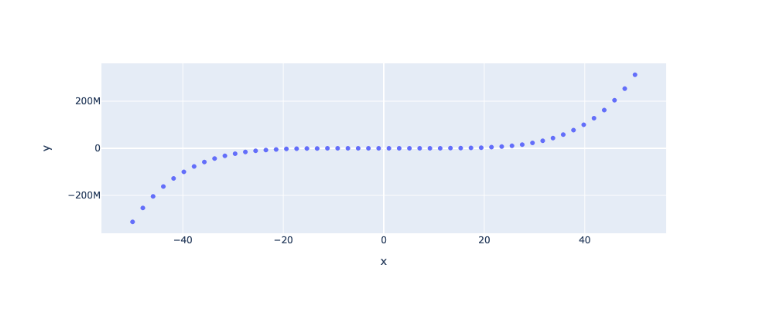
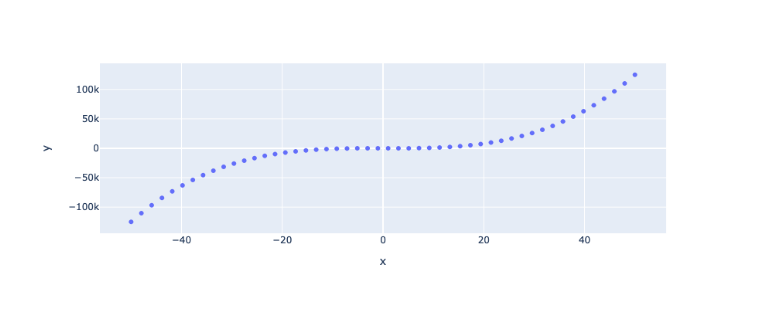
Before and after one commit to fpj-engmgr/my-notebooks-repo-ai267, a Jupyter notebook: experiment1.ipynb, the cells around one changed output. Saved outputs shown, nothing was run; the diff lists cells and outputs as text; code cells hidden in the pictures.

```diff
--- a/experiment1.ipynb
+++ b/experiment1.ipynb
@@ -1,16 +1,16 @@
 # %%
 import numpy as np
 import plotly.express as px
 
 # x-axis data points
 x = np.linspace(start=-50, stop=50)
 
 # y-axis data points
-y = x ** 5
+y = x ** 3
 
 # define the plot
 fig = px.scatter(x=x, y=y)
 
 fig.show()
 # %% [output]
-[figure, old version]
+[figure, new version]
```
